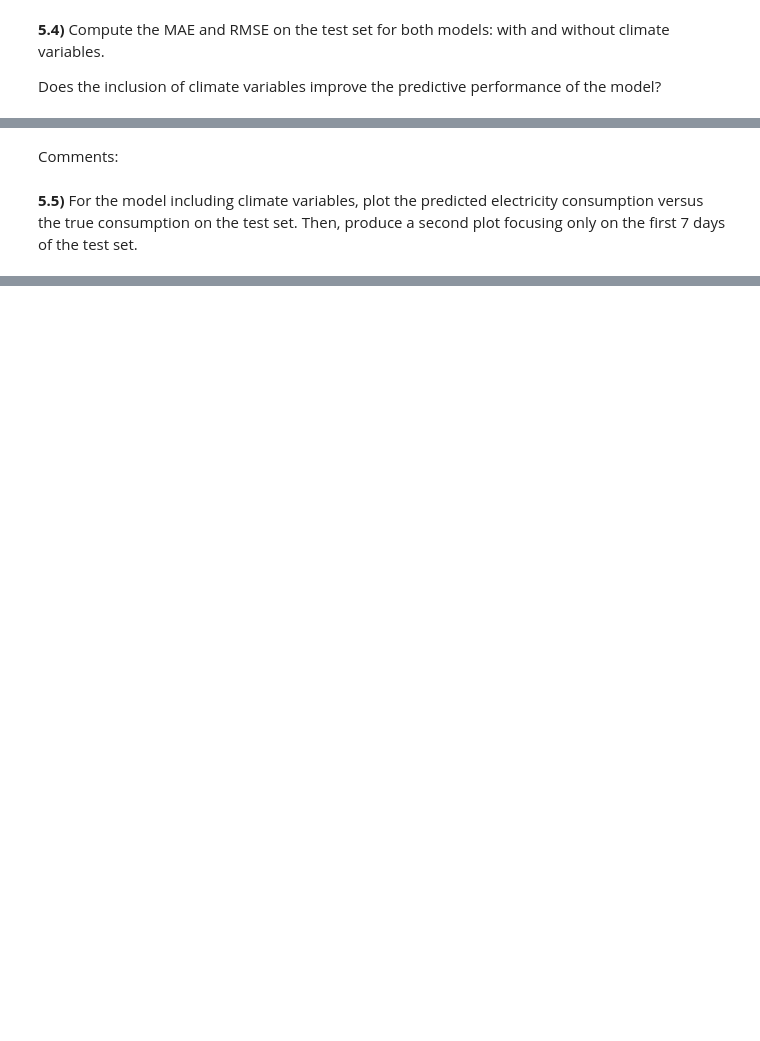
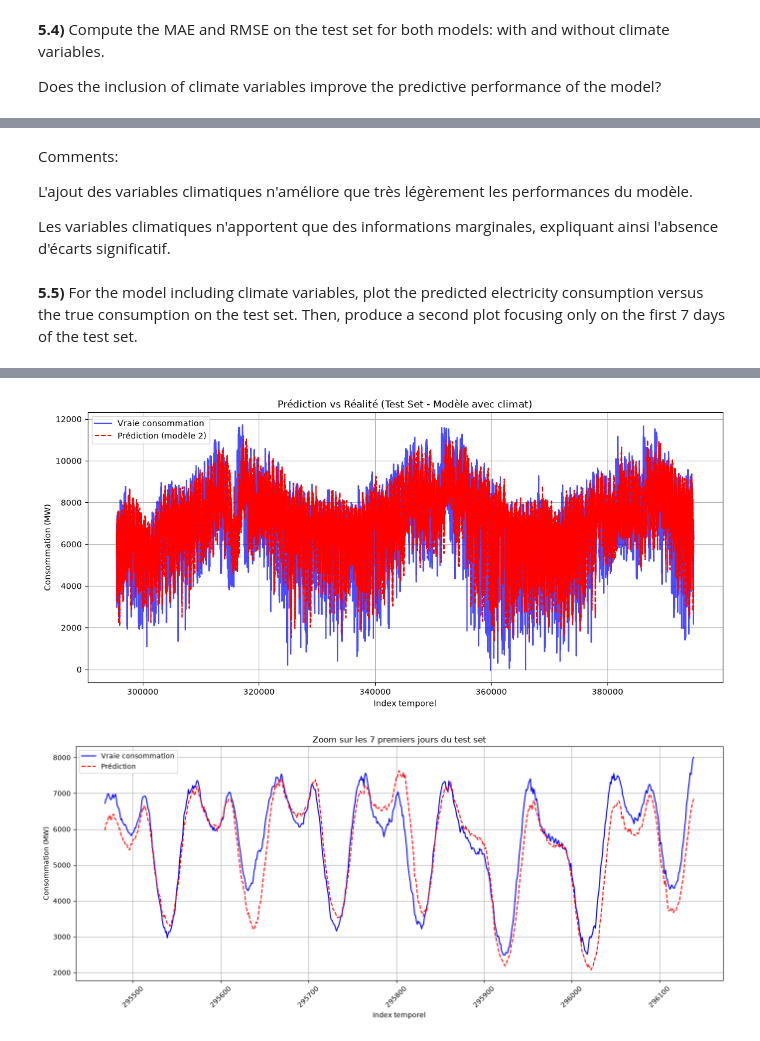
Before and after one commit to partal251P/hackathon1, a Jupyter notebook: Hackathon_26_27.ipynb, the cells around one changed output, grey strips where cells are left out. Cells and saved outputs as stored; diff of their text form; code cells hidden in the pictures; blank space fills up the shorter version.

```diff
--- a/Hackathon_26_27.ipynb
+++ b/Hackathon_26_27.ipynb
@@ -250,6 +322,40 @@ Does the inclusion of climate variables improve the predictive performance of th
 # %% [markdown]
 Comments:
+
+L'ajout des variables climatiques n'améliore que très légèrement les performances du modèle.
+
+Les variables climatiques n'apportent que des informations marginales, expliquant ainsi l'absence d'écarts significatif.
 # %% [markdown]
 **5.5)** For the model including climate variables, plot the predicted electricity consumption versus the true consumption on the test set. Then, produce a second plot focusing only on the first 7 days of the test set.
 # %%
 # Code here
+%pip install matplotlib
+import matplotlib.pyplot as plt
+
+plt.figure(figsize=(14, 6))
+plt.plot(y_test_cl.index, y_test_cl, label='Vraie consommation', color='blue', alpha=0.7)
+plt.plot(y_test_cl.index, y_pred_2, label='Prédiction (modèle 2)', color='red', linestyle='--')
+plt.title("Prédiction vs Réalité (Test Set - Modèle avec climat)")
+plt.xlabel("Index temporel")
+plt.ylabel("Consommation (MW)")
+plt.legend()
+plt.grid(True)
+plt.show()
+
+#7 premiers jours
+first_7_days_indices = y_test_cl.index[:7 * 24 * 4]  # 7 jours * 24h * 4 (15 min)
+first_7_days_y_test = y_test_cl.loc[first_7_days_indices]
+first_7_days_y_pred = y_pred_2.loc[first_7_days_indices]
+
+plt.figure(figsize=(14, 6))
+plt.plot(first_7_days_indices, first_7_days_y_test, label='Vraie consommation', color='blue')
+plt.plot(first_7_days_indices, first_7_days_y_pred, label='Prédiction', color='red', linestyle='--')
+plt.title("Focus sur les 7 premiers jours du test set")
+plt.xlabel("Index temporel")
+plt.ylabel("Consommation (MW)")
+plt.legend()
+plt.grid(True)
+plt.xticks(rotation=45)
+plt.tight_layout()
+plt.show()
+# %% [output]
@@ -256,2 +375,4 @@ Comments:
+[figure, added]
+[figure, added]
 # %% [markdown]
 Comments:
```
Also changed, not shown: parts of 6 cells of this notebook.
